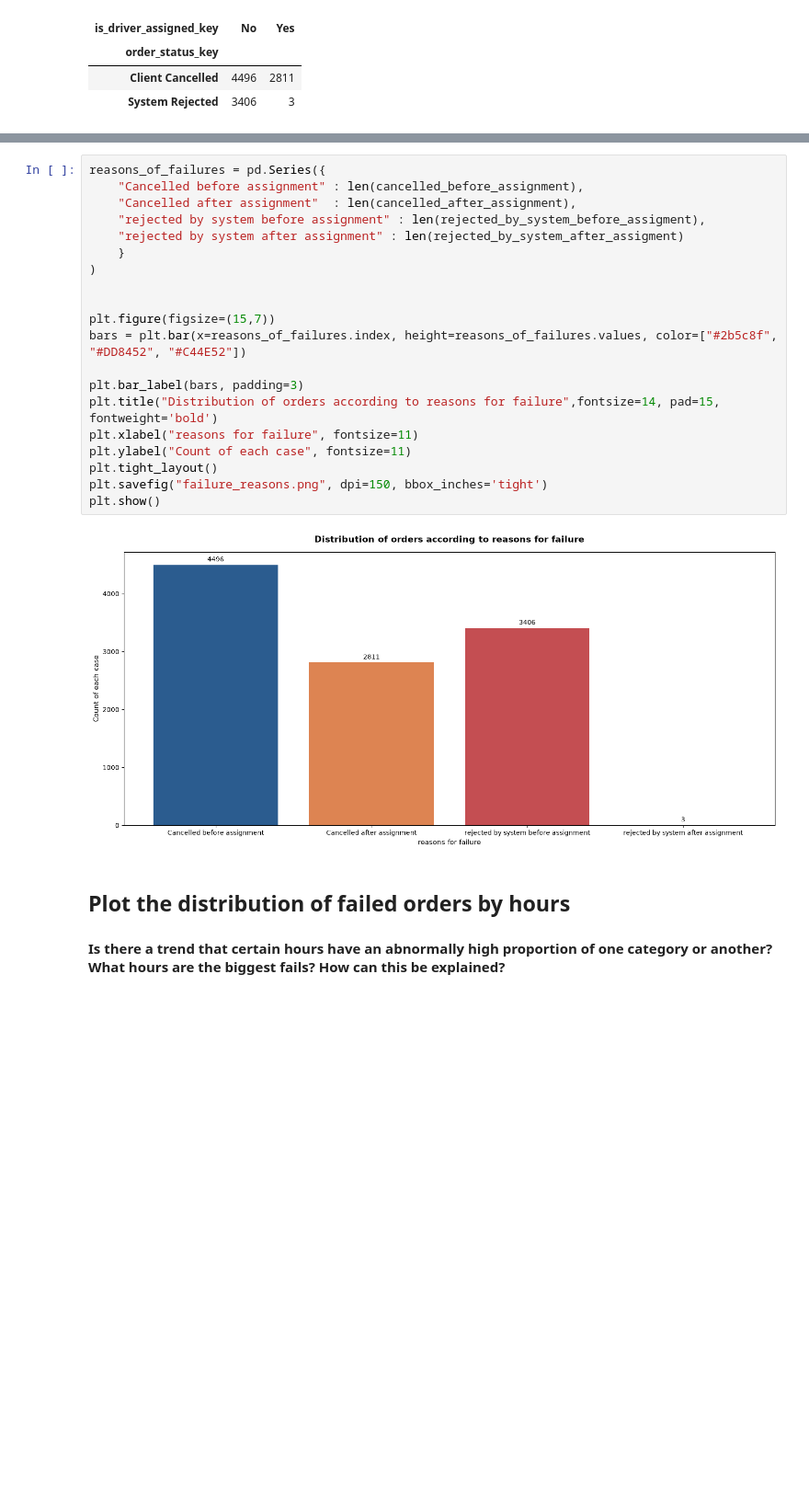
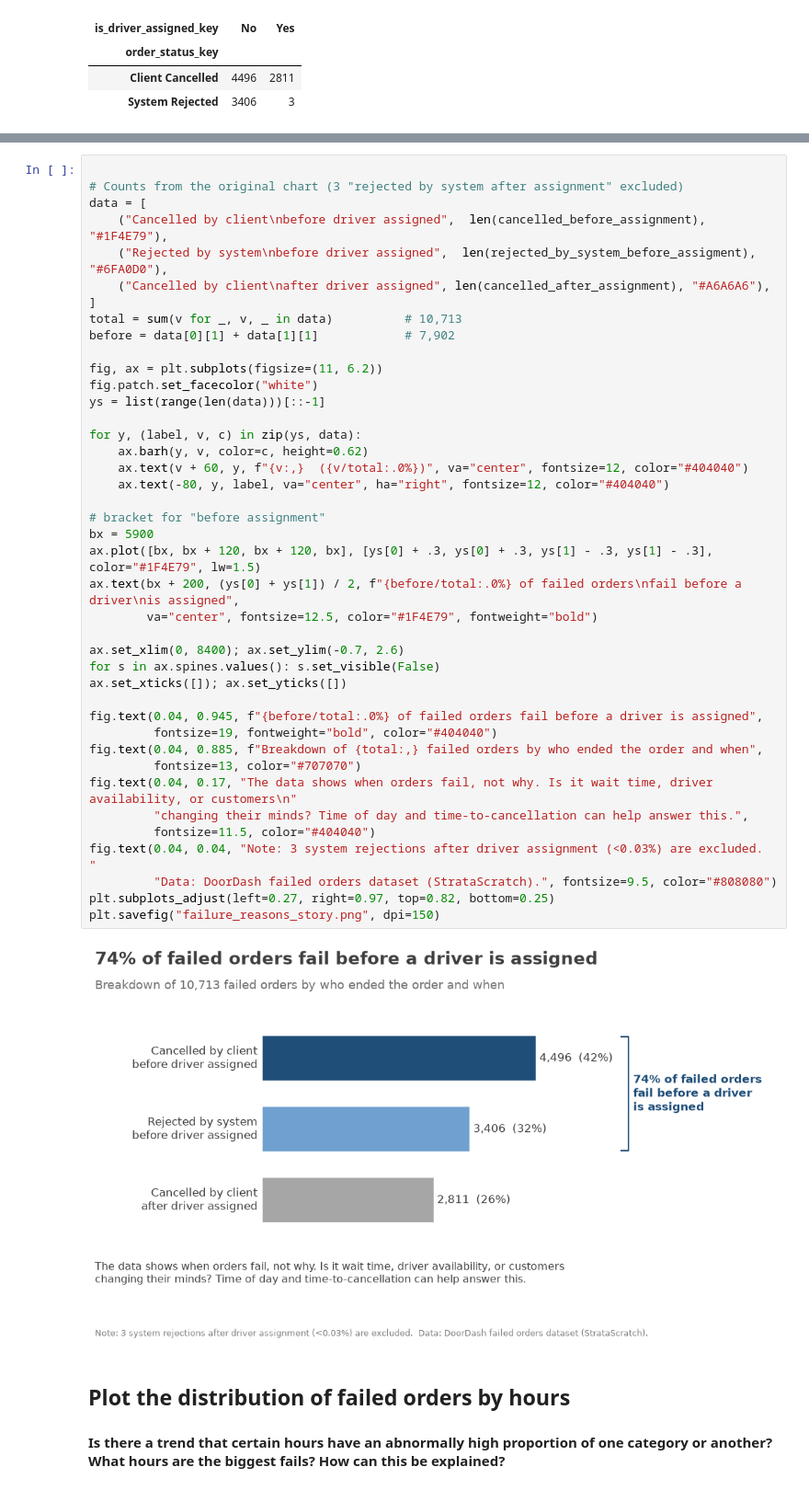
Before and after one commit to s-sarahsalah-oss/Stratascratch-Insights-from-Failed-Orders, a Jupyter notebook: Insights from Failed Orders.ipynb, the cells around one changed output, grey strips where cells are left out. Shown at 92% size. Cells and saved outputs as stored; diff of their text form; blank space fills up the shorter version.

Commit message:
Updating distribution of failed orders to align with principles mentioned in story telling with data book

```diff
--- a/Insights from Failed Orders.ipynb
+++ b/Insights from Failed Orders.ipynb
@@ -67,25 +71,46 @@ rejected_by_system_after_assigment = orders_df.loc[(orders_df['is_driver_assigne
 # %%
-reasons_of_failures = pd.Series({
-    "Cancelled before assignment" : len(cancelled_before_assignment),
-    "Cancelled after assignment"  : len(cancelled_after_assignment),
-    "rejected by system before assignment" : len(rejected_by_system_before_assigment),
-    "rejected by system after assignment" : len(rejected_by_system_after_assigment)
-    }
-)
 
+# Counts from the original chart (3 "rejected by system after assignment" excluded)
+data = [
+    ("Cancelled by client\nbefore driver assigned",  len(cancelled_before_assignment), "#1F4E79"),
+    ("Rejected by system\nbefore driver assigned",  len(rejected_by_system_before_assigment), "#6FA0D0"),
+    ("Cancelled by client\nafter driver assigned", len(cancelled_after_assignment), "#A6A6A6"),
+]
+total = sum(v for _, v, _ in data)          # 10,713
+before = data[0][1] + data[1][1]            # 7,902
 
-plt.figure(figsize=(15,7))
-bars = plt.bar(x=reasons_of_failures.index, height=reasons_of_failures.values, color=["#2b5c8f", "#DD8452", "#C44E52"])
+fig, ax = plt.subplots(figsize=(11, 6.2))
+fig.patch.set_facecolor("white")
+ys = list(range(len(data)))[::-1]
 
-plt.bar_label(bars, padding=3)
-plt.title("Distribution of orders according to reasons for failure",fontsize=14, pad=15, fontweight='bold')
-plt.xlabel("reasons for failure", fontsize=11)
-plt.ylabel("Count of each case", fontsize=11)
-plt.tight_layout()
-plt.savefig("failure_reasons.png", dpi=150, bbox_inches='tight')
-plt.show()
+for y, (label, v, c) in zip(ys, data):
+    ax.barh(y, v, color=c, height=0.62)
+    ax.text(v + 60, y, f"{v:,}  ({v/total:.0%})", va="center", fontsize=12, color="#404040")
+    ax.text(-80, y, label, va="center", ha="right", fontsize=12, color="#404040")
+
+# bracket for "before assignment"
+bx = 5900
+ax.plot([bx, bx + 120, bx + 120, bx], [ys[0] + .3, ys[0] + .3, ys[1] - .3, ys[1] - .3], color="#1F4E79", lw=1.5)
+ax.text(bx + 200, (ys[0] + ys[1]) / 2, f"{before/total:.0%} of failed orders\nfail before a driver\nis assigned",
+        va="center", fontsize=12.5, color="#1F4E79", fontweight="bold")
+
+ax.set_xlim(0, 8400); ax.set_ylim(-0.7, 2.6)
+for s in ax.spines.values(): s.set_visible(False)
+ax.set_xticks([]); ax.set_yticks([])
+
+fig.text(0.04, 0.945, f"{before/total:.0%} of failed orders fail before a driver is assigned",
+         fontsize=19, fontweight="bold", color="#404040")
+fig.text(0.04, 0.885, f"Breakdown of {total:,} failed orders by who ended the order and when",
+         fontsize=13, color="#707070")
+fig.text(0.04, 0.17, "The data shows when orders fail, not why. Is it wait time, driver availability, or customers\n"
+         "changing their minds? Time of day and time-to-cancellation can help answer this.",
+         fontsize=11.5, color="#404040")
+fig.text(0.04, 0.04, "Note: 3 system rejections after driver assignment (<0.03%) are excluded.  "
+         "Data: DoorDash failed orders dataset (StrataScratch).", fontsize=9.5, color="#808080")
+plt.subplots_adjust(left=0.27, right=0.97, top=0.82, bottom=0.25)
+plt.savefig("failure_reasons_story.png", dpi=150)
 # %% [output]
-[figure, old version]
+[figure, new version]
 # %% [markdown]
 ## Plot the distribution of failed orders by hours
 #### Is there a trend that certain hours have an abnormally high proportion of one category or another? What hours are the biggest fails? How can this be explained?
```
Also changed, not shown: parts of 2 cells of this notebook, 6 other files.
